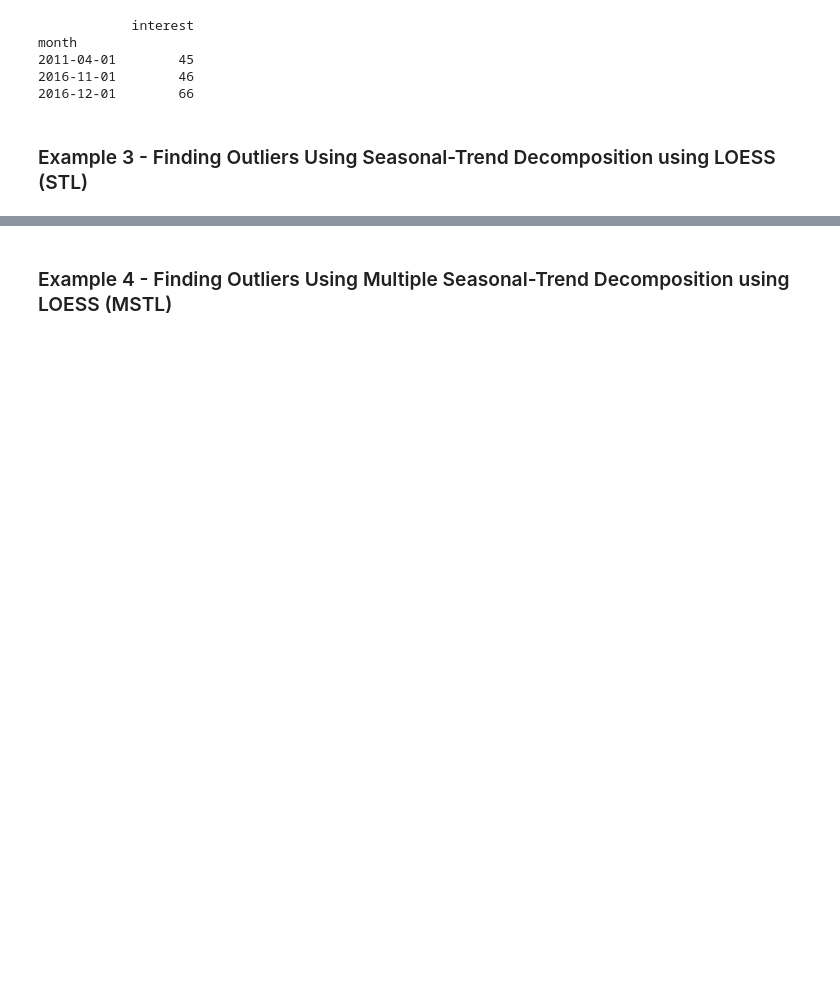
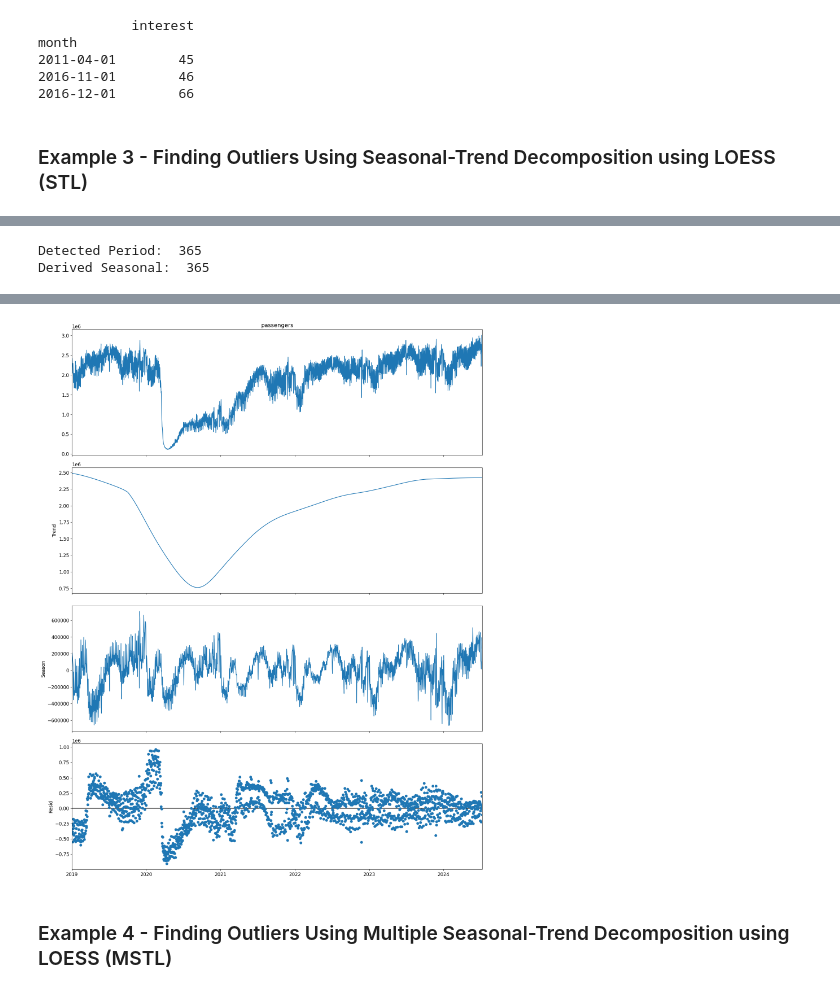
Before and after one commit to aseemanand/pycatcher, a Jupyter notebook: notebooks/Example Notebook.ipynb, the cells around one changed output, grey strips where cells are left out. Cells and saved outputs as stored; diff of their text form; code cells hidden in the pictures; blank space fills up the shorter version.

Commit message:
Added STL Seasonal function. Checks for data length extended.

```diff
--- a/notebooks/Example Notebook.ipynb
+++ b/notebooks/Example Notebook.ipynb
@@ -348 +375,5 @@ Additive model detected
 [figure]
+# %%
+#Diagnostic plots
+build_seasonal_plot_stl(df_tsa)
+# %% [output]
@@ -348,0 +383,2 @@ Additive model detected
+Detected Period:  365
+Derived Seasonal:  365
@@ -349,3 +387,4 @@ Additive model detected
+[figure, added]
 # %% [markdown]
 ### Example 4 - Finding Outliers Using Multiple Seasonal-Trend Decomposition using LOESS (MSTL)
 # %%
```
Also changed, not shown: parts of 25 cells of this notebook, 5 other files.
